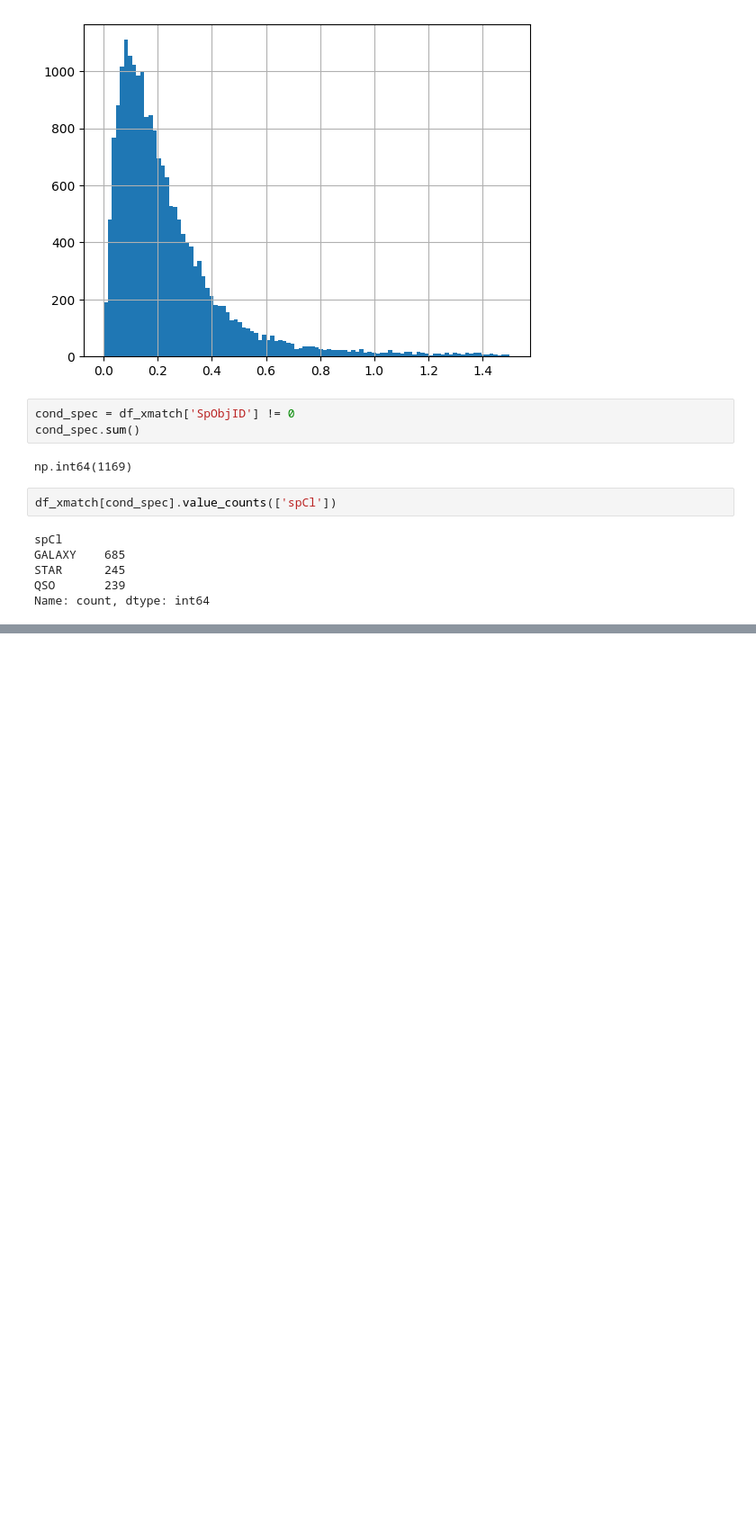
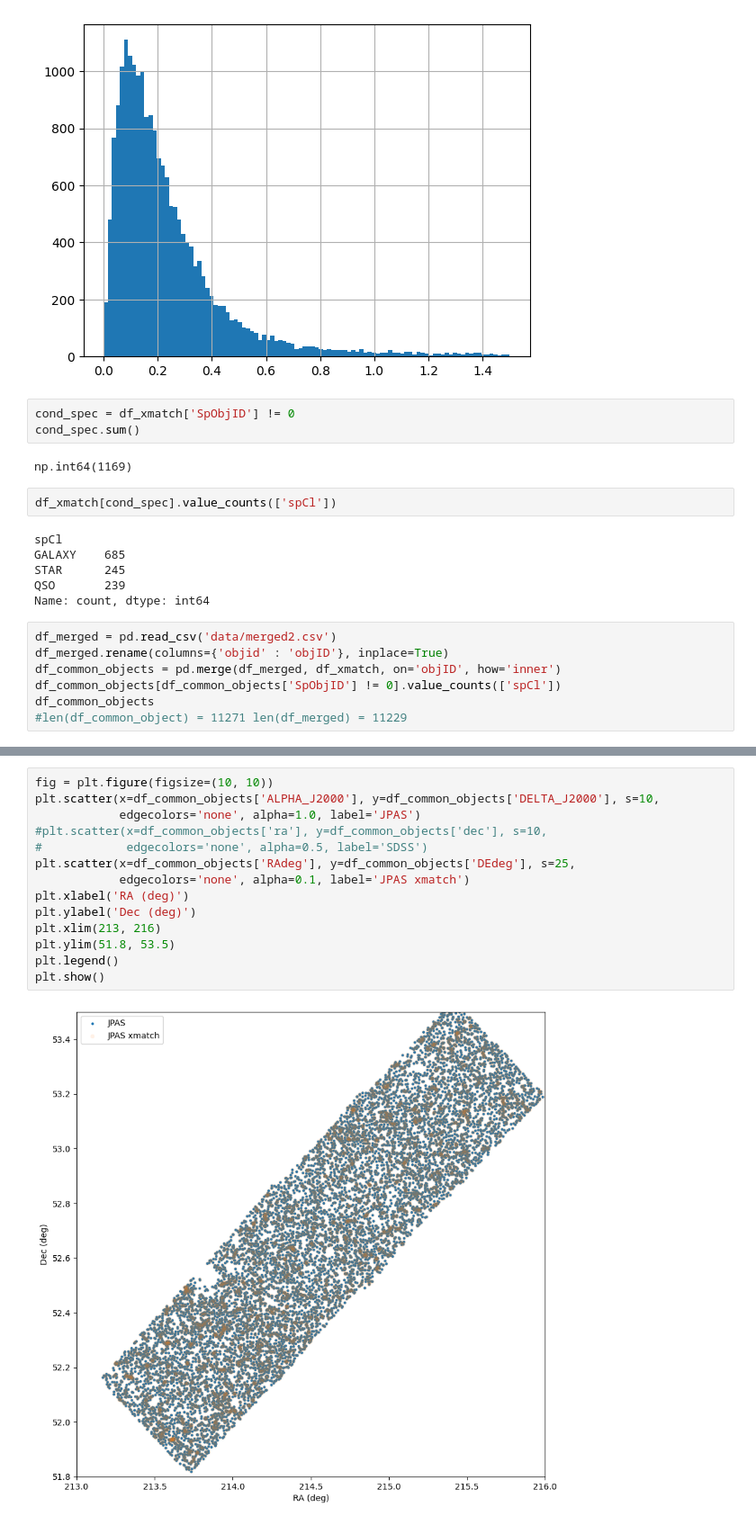
Before and after one commit to BogdanKovalov/GraduationProject, a Jupyter notebook: xmatch_sdss.ipynb, the cells around one changed output, grey strips where cells are left out. Shown: that part at 90% size. Cells and saved outputs as stored; diff of their text form; blank space fills up the shorter version.

Commit message:
Added sdss and j-pas plots

```diff
--- a/xmatch_sdss.ipynb
+++ b/xmatch_sdss.ipynb
@@ -45,3 +46,10 @@ GALAXY    685
 STAR      245
 QSO       239
 Name: count, dtype: int64
+# %%
+df_merged = pd.read_csv('data/merged2.csv')
+df_merged.rename(columns={'objid' : 'objID'}, inplace=True)
+df_common_objects = pd.merge(df_merged, df_xmatch, on='objID', how='inner')
+df_common_objects[df_common_objects['SpObjID'] != 0].value_counts(['spCl'])
+df_common_objects
+#len(df_common_object) = 11271 len(df_merged) = 11229
@@ -47,0 +70,16 @@ Name: count, dtype: int64
+# %%
+fig = plt.figure(figsize=(10, 10))
+plt.scatter(x=df_common_objects['ALPHA_J2000'], y=df_common_objects['DELTA_J2000'], s=10,
+            edgecolors='none', alpha=1.0, label='JPAS')
+#plt.scatter(x=df_common_objects['ra'], y=df_common_objects['dec'], s=10,
+#            edgecolors='none', alpha=0.5, label='SDSS')
+plt.scatter(x=df_common_objects['RAdeg'], y=df_common_objects['DEdeg'], s=25,
+            edgecolors='none', alpha=0.1, label='JPAS xmatch')
+plt.xlabel('RA (deg)')
+plt.ylabel('Dec (deg)')
+plt.xlim(213, 216)
+plt.ylim(51.8, 53.5)
+plt.legend()
+plt.show()
+# %% [output]
+[figure, added]
```
Also changed, not shown: parts of 3 cells of this notebook.
